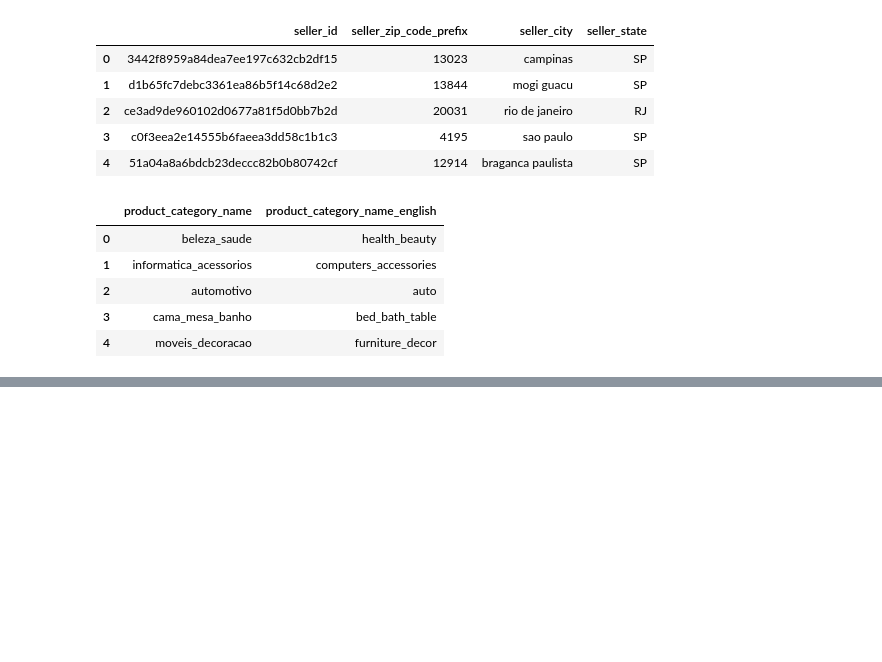
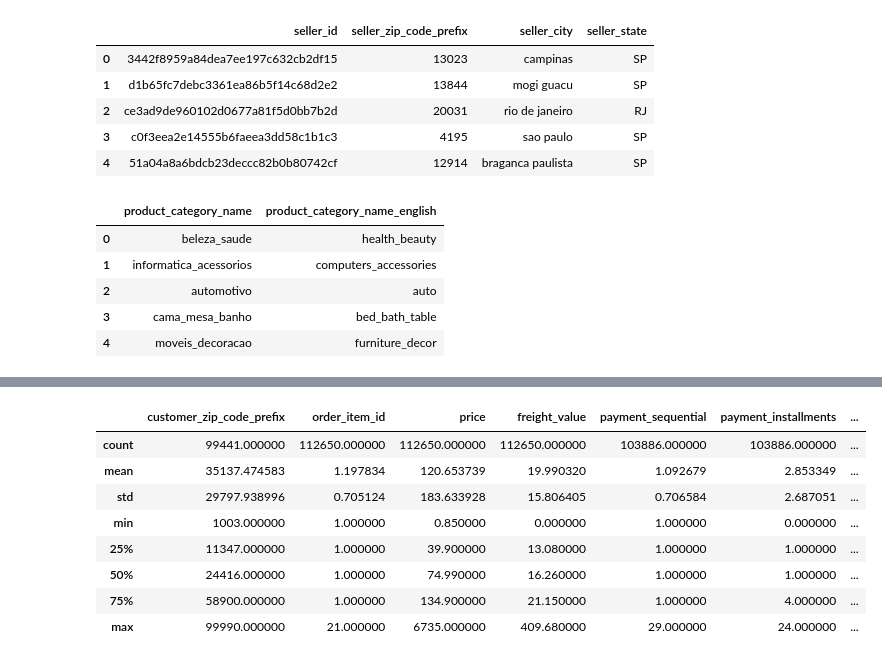
Before and after one commit to fabizap/Olist, a Jupyter notebook: DF_UNIFICADO.ipynb, the cells around one changed output, grey strips where cells are left out. Saved outputs shown, nothing was run; the diff lists cells and outputs as text; code cells hidden in the pictures; blank space fills up the shorter version.

```diff
--- a/DF_UNIFICADO.ipynb
+++ b/DF_UNIFICADO.ipynb
@@ -105,3 +105,7 @@ df8.head()
 | 2 | automotivo | auto |
 | 3 | cama_mesa_banho | bed_bath_table |
 | 4 | moveis_decoracao | furniture_decor |
+# %%
+df_u = pd.concat([df1, df2, df3, df4, df5, df6, df7, df8], ignore_index=True)
+df_u.head()
+#print(df_u)
@@ -107,0 +188,12 @@ df8.head()
+# %%
+df_u.describe()
+# %% [output]
+|  | customer_zip_code_prefix | order_item_id | price | freight_value | payment_sequential | payment_installments | ... |
+| count | 99441.000000 | 112650.000000 | 112650.000000 | 112650.000000 | 103886.000000 | 103886.000000 | ... |
+| mean | 35137.474583 | 1.197834 | 120.653739 | 19.990320 | 1.092679 | 2.853349 | ... |
+| std | 29797.938996 | 0.705124 | 183.633928 | 15.806405 | 0.706584 | 2.687051 | ... |
+| min | 1003.000000 | 1.000000 | 0.850000 | 0.000000 | 1.000000 | 0.000000 | ... |
+| 25% | 11347.000000 | 1.000000 | 39.900000 | 13.080000 | 1.000000 | 1.000000 | ... |
+| 50% | 24416.000000 | 1.000000 | 74.990000 | 16.260000 | 1.000000 | 1.000000 | ... |
+| 75% | 58900.000000 | 1.000000 | 134.900000 | 21.150000 | 1.000000 | 4.000000 | ... |
+| max | 99990.000000 | 21.000000 | 6735.000000 | 409.680000 | 29.000000 | 24.000000 | ... |
```
Also changed, not shown: parts of 13 cells of this notebook.
